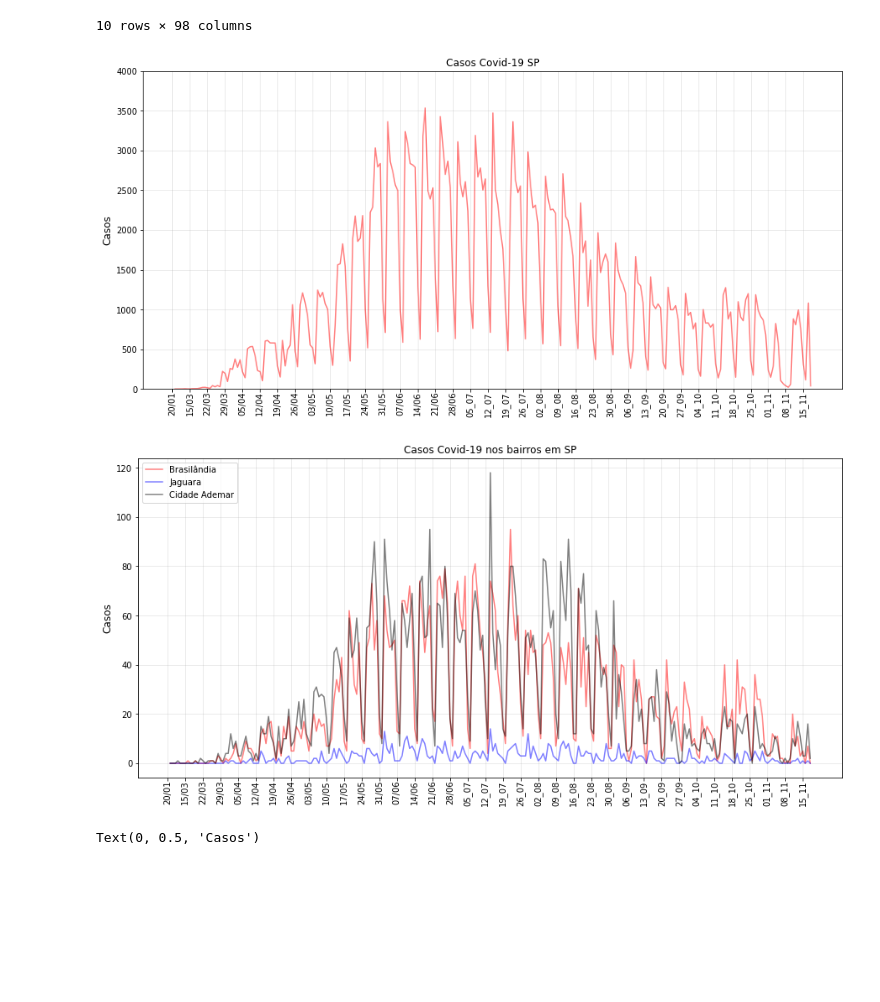
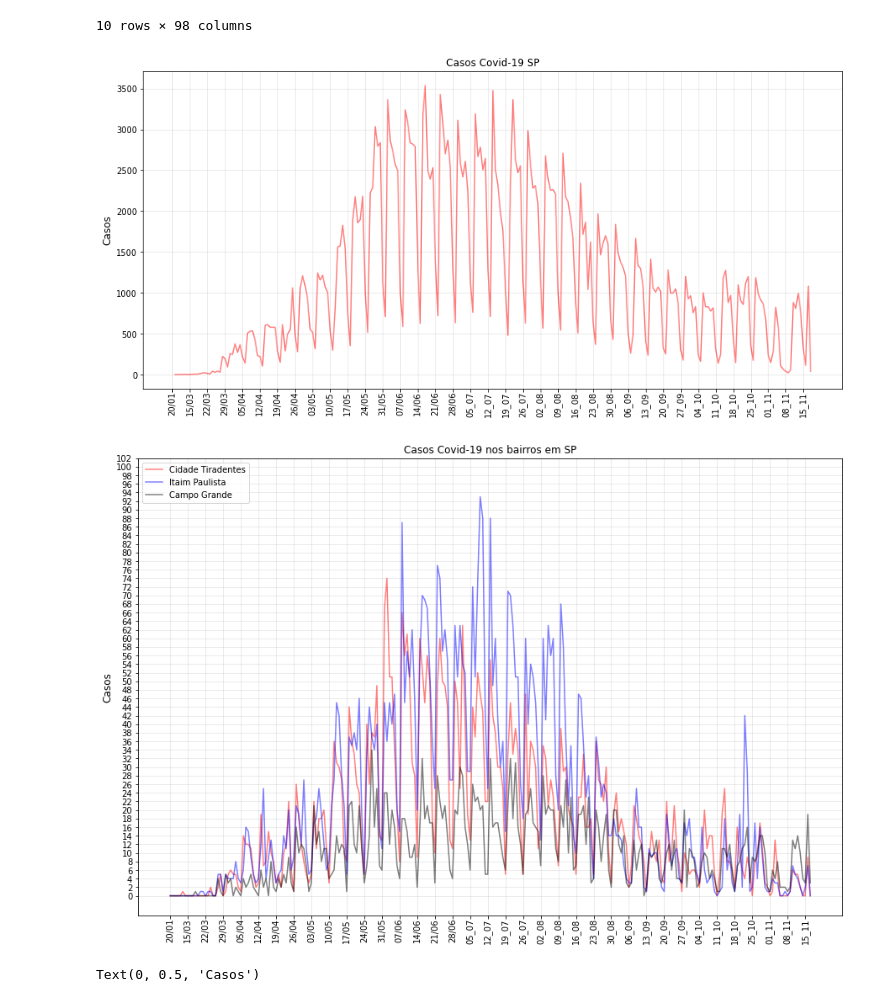
Before and after one commit to fbosousa/covid19, a Jupyter notebook: main.ipynb, the cells around one changed output. Saved outputs shown, nothing was run; the diff lists cells and outputs as text; code cells hidden in the pictures; blank space fills up the shorter version.

```diff
--- a/main.ipynb
+++ b/main.ipynb
@@ -277,7 +303,7 @@ fig = plt.figure(figsize=(15, 7))
 ax = fig.add_subplot()
 ax.plot(df_sp["Total"][1:-1], color = "red", alpha = .5, label = "cases")
 ax.grid(alpha = .3)
-ax.set_ylim(0, 4000)
+#ax.set_ylim(0, 4000)
 xtick_location = df_sp.index.tolist()[::7]
 xtick_labels = df_sp["Dia Mês da Notific"][1:-1].tolist()[::7]
 ax.set_xticks(xtick_location)
@@ -287,4 +313,4 @@ ax.set_title("Casos Covid-19 SP", fontsize = 12)
 plt.savefig('covid19_sp.png')
 plt.show()
 # %% [output]
-[figure, old version]
+[figure, new version]
@@ -291,24 +320,25 @@ plt.show()
 # %%
-df_sp_bairros = df_sp.sample(n=3,axis='columns')
-sp_bairros_labels = df_sp_bairros.keys().values
 
-fig = plt.figure(figsize=(15, 7))
+fig = plt.figure(figsize=(15, 10))
 ax = fig.add_subplot()
 ax.plot(df_sp_bairros[sp_bairros_labels[0]][1:-1], color = "red", alpha = .5, label = sp_bairros_labels[0])
 ax.plot(df_sp_bairros[sp_bairros_labels[1]][1:-1], color = "blue", alpha = .5, label = sp_bairros_labels[1])
 ax.plot(df_sp_bairros[sp_bairros_labels[2]][1:-1], color = "black", alpha = .5, label = sp_bairros_labels[2])
 ax.grid(alpha = .3)
-xtick_location = df_sp.index.tolist()[::7]
+xtick_location = df_sp.index[1:-1].tolist()[::7]
 xtick_labels = df_sp["Dia Mês da Notific"][1:-1].tolist()[::7]
 ax.set_xticks(xtick_location)
-ax.set_xticklabels(xtick_labels, rotation=90, fontdict={'horizontalalignment': 'center', 'verticalalignment': 'center_baseline'})
+ax.set_xticklabels(xtick_labels, rotation=90,
+    fontdict={'horizontalalignment': 'center', 'verticalalignment': 'center_baseline'})
+ytick_location = np.arange(0, max(df_sp_bairros[1:-1].astype(int).to_numpy().max(axis = 0)+10), step=2)
+ax.set_yticks(ytick_location)
 ax.set_ylabel('Casos',fontsize = 12)
 ax.set_title("Casos Covid-19 nos bairros em SP", fontsize = 12)
 ax.legend(loc = "upper left", fontsize = 10)
-plt.savefig('covid19_sp_bairros.png')
+plt.savefig('covid19_sp_bairros_2.jpg')
 plt.show()
 # %% [output]
-[figure, old version]
+[figure, new version]
 # %%
 fig = plt.figure(figsize = (15, 7))
 ax = fig.add_subplot()
```
Also changed, not shown: parts of 4 cells of this notebook, 1 other file.
